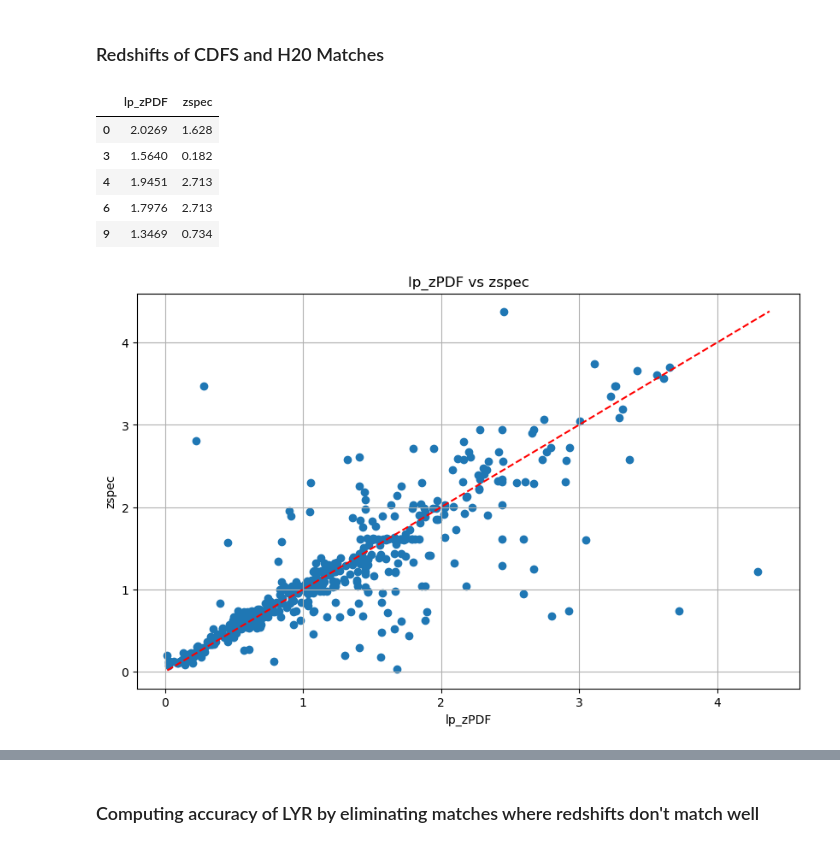
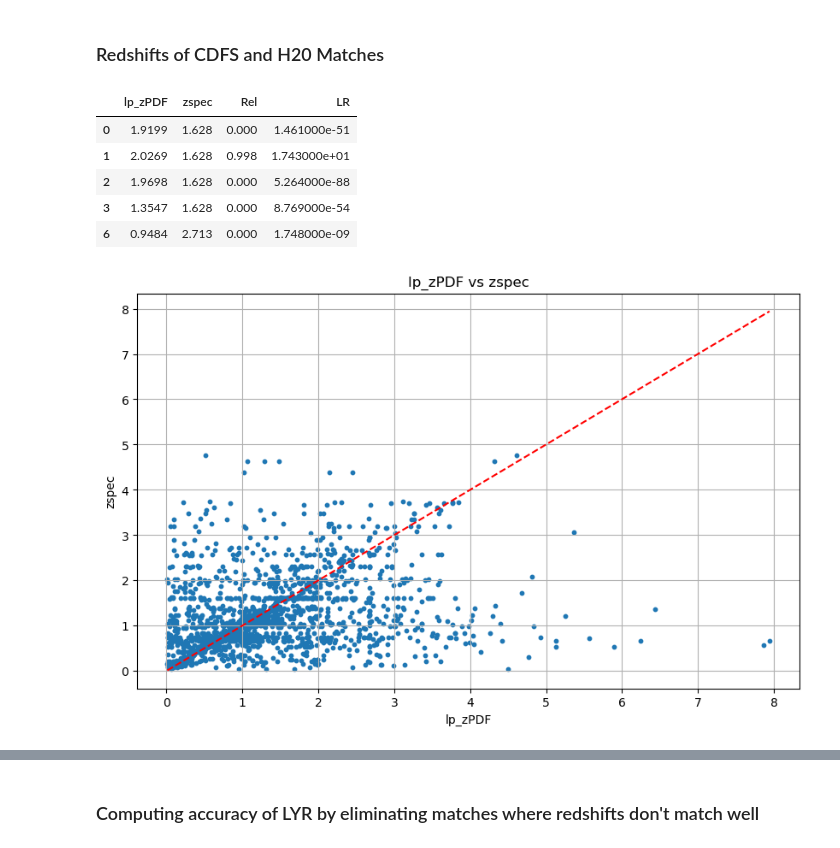
Before and after one commit to trevin-lee/h20-xray-catalog-matching, a Jupyter notebook: src/accuracy_analysis.ipynb, the cells around one changed output, grey strips where cells are left out. Cells and saved outputs as stored; diff of their text form; code cells hidden in the pictures.

Commit message:
Complete catalog matching

```diff
--- a/src/accuracy_analysis.ipynb
+++ b/src/accuracy_analysis.ipynb
@@ -17,7 +17,7 @@ eROSITA_file_path = "/Users/admin/Documents/GitHub/H20-eROSITA-Matched-Catalog-A
 h2O_file_path = "/Users/admin/Documents/GitHub/H20-eROSITA-Matched-Catalog-Analysis/src/data/DAWN_EDFF_DR1.fits"
 
 merged_catalog_h20_cdfs_path = "/Users/admin/Documents/GitHub/Matched-Catalog-Analysis/src/data_final/merged_catalog_h20_cdfs.csv"
-lyr_output_h20_cdfs_path = "/Users/admin/Documents/GitHub/Matched-Catalog-Analysis/src/data_lyr/output/LR_Final_XJ_cdfs_h20.txt"
+lyr_output_h20_cdfs_path = "/Users/admin/Documents/GitHub/Matched-Catalog-Analysis/src/data_lyr/output/LR_Final_XJ_h20_cdfs.txt"
 
 
 pd.set_option('display.max_columns', None)
@@ -69,36 +69,36 @@ merged_catalog_h20_cdfs.head()
 # %% [markdown]
 ### Redshifts of CDFS and H20 Matches
 # %%
-redshift_h20_cdfs = merged_catalog_h20_cdfs[['lp_zPDF','zspec']]
+redshift_h20_cdfs = merged_catalog_h20_cdfs[['lp_zPDF','zspec']].join(matched_catalog_h20_cdfs[['Rel','LR']])
 redshift_h20_cdfs = redshift_h20_cdfs[redshift_h20_cdfs['zspec'] != 0.0]
 redshift_h20_cdfs.head()
 # %% [output]
-|  | lp_zPDF | zspec |
-| 0 | 2.0269 | 1.628 |
-| 3 | 1.5640 | 0.182 |
-| 4 | 1.9451 | 2.713 |
-| 6 | 1.7976 | 2.713 |
-| 9 | 1.3469 | 0.734 |
+|  | lp_zPDF | zspec | Rel | LR |
+| 0 | 1.9199 | 1.628 | 0.000 | 1.461000e-51 |
+| 1 | 2.0269 | 1.628 | 0.998 | 1.743000e+01 |
+| 2 | 1.9698 | 1.628 | 0.000 | 5.264000e-88 |
+| 3 | 1.3547 | 1.628 | 0.000 | 8.769000e-54 |
+| 6 | 0.9484 | 2.713 | 0.000 | 1.748000e-09 |
 # %%
 plt.figure(figsize=(10, 6))
 x_values = np.linspace(
     min(
         redshift_h20_cdfs["lp_zPDF"].min(),
         redshift_h20_cdfs["zspec"].min()
     ),
     max(
         redshift_h20_cdfs["lp_zPDF"].max(),
         redshift_h20_cdfs["zspec"].max()
     ),
     100,
 )
 
 plt.plot(x_values, x_values, color='red', linestyle='--', label='x=y line')
-plt.scatter(redshift_h20_cdfs["lp_zPDF"], redshift_h20_cdfs["zspec"])
+plt.scatter(redshift_h20_cdfs["lp_zPDF"], redshift_h20_cdfs["zspec"], s=10)
 plt.xlabel('lp_zPDF')
 plt.ylabel('zspec')
 plt.title('lp_zPDF vs zspec')
 plt.grid(True)
 plt.show()
 # %% [output]
-[figure, old version]
+[figure, new version]
```
Also changed, not shown: parts of 8 cells of this notebook, 24 other files.
